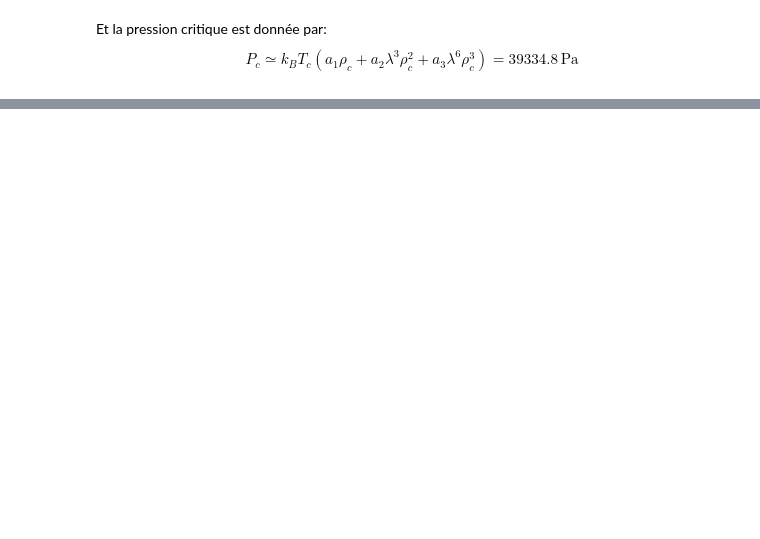
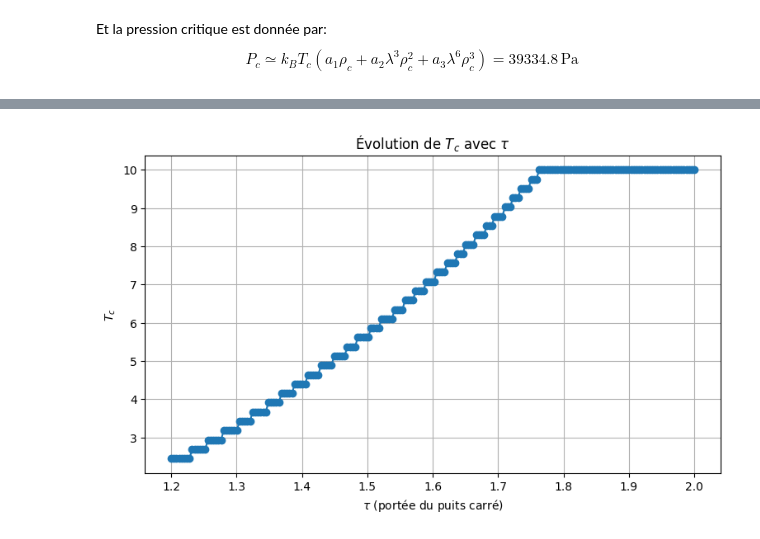
Before and after one commit to ADeslarzes/Homewrok_3, a Jupyter notebook: P3.ipynb, the cells around one changed output, grey strips where cells are left out. Saved outputs shown, nothing was run; the diff lists cells and outputs as text; code cells hidden in the pictures; blank space fills up the shorter version.

```diff
--- a/P3.ipynb
+++ b/P3.ipynb
@@ -356,0 +339,95 @@ $$
+# %%
+import numpy as np
+import matplotlib.pyplot as plt
+
+def a_2_tau(T, tau, sigma=sigma, epsilon=epsilon):
+    T = np.asarray(T, dtype=float)
+    lam = lambda_(T)
+    return 2*np.pi*sigma**3/3 / (lam**3) * (1 - (tau**3 - 1)*(np.exp(epsilon/(kB*T)) - 1))
+
+def compute_critical_for_tau(
+    tau,
+    Rc=5.0,
+    Ne=1e8,
+    nT=200,
+    T_min=0.5,
+    T_max=10.0,
+    smooth_win=9
+):
+    # 1) grille de T
+    T = np.linspace(T_min, T_max, nT)
+
+    a3 = np.zeros((len(T), 2))
+    for i, Ti in enumerate(T):
+        print(f"tau={tau:.3f} | {i+1}/{len(T)} : a3(T={Ti:.4f})")
+        a3[i] = estimate_a3(Rc=Rc, Ne=Ne, T=Ti, sigma=sigma, tau=tau, epsilon=epsilon)
+
+    # 3) lissage a3 pour stabiliser la recherche de croisement
+    a3_smooth = moving_average(a3[:, 0], window=smooth_win)
+
+
+    curve_a2 = a_2_tau(T, tau)**2 / 3
+    Tc = estimate_Tc_two_crossings(curve_a2, a3_smooth, T)
+    yc = (a_2_tau(Tc, tau)**2) / 3
+
+
+    rho_c = 1.0 / (lambda_(Tc)**3 * a_2_tau(Tc, tau))
+
+    Pc = kB * Tc * (
+        rho_c
+        + a_2_tau(Tc, tau) * (lambda_(Tc)**3) * rho_c**2
+        + (a_2_tau(Tc, tau)**2 / 3) * (lambda_(Tc)**6) * rho_c**3
+    )
+
+    return Tc, rho_c, Pc
+
+# --------- sweep sur tau ----------
+tau_list = np.linspace(1.2, 2.0, 200)  # ajuste la plage si besoin
+
+Tc_list = []
+rhoc_list = []
+Pc_list = []
+
+for tau_val in tau_list:
+    Tc, rhoc, Pc = compute_critical_for_tau(
+        tau=tau_val,
+        Rc=5.0,
+        Ne=20000,
+        nT=40,
+        T_min=0.5,
+        T_max=10.0,
+        smooth_win=9
+    )
+    Tc_list.append(Tc)
+    rhoc_list.append(rhoc)
+    Pc_list.append(Pc)
+
+Tc_list  = np.array(Tc_list)
+rhoc_list = np.array(rhoc_list)
+Pc_list  = np.array(Pc_list)
+
+# --------- plots ----------
+plt.figure(figsize=(9,5))
+plt.plot(tau_list, Tc_list, marker='o')
+plt.xlabel(r'$\tau$ (portée du puits carré)')
+plt.ylabel(r'$T_c$')
+plt.title(r'Évolution de $T_c$ avec $\tau$')
+plt.grid(True)
+plt.show()
+
+plt.figure(figsize=(9,5))
+plt.plot(tau_list, rhoc_list, marker='o')
+plt.xlabel(r'$\tau$ (portée du puits carré)')
+plt.ylabel(r'$\rho_c$')
+plt.title(r'Évolution de $\rho_c$ avec $\tau$')
+plt.grid(True)
+plt.show()
+
+plt.figure(figsize=(9,5))
+plt.plot(tau_list, Pc_list, marker='o')
+plt.xlabel(r'$\tau$ (portée du puits carré)')
+plt.ylabel(r'$P_c$')
+plt.title(r'Évolution de $P_c$ avec $\tau$')
+plt.grid(True)
+plt.show()
+# %% [output]
@@ -356,0 +451 @@ $$
+[figure, added]
```
Also changed, not shown: parts of 16 cells of this notebook.
